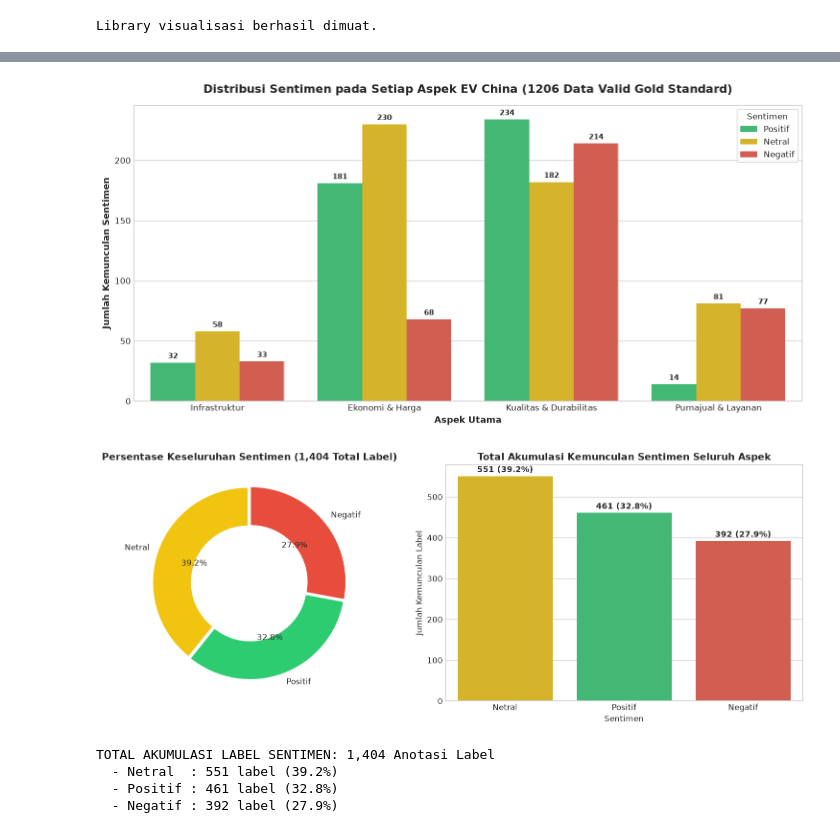
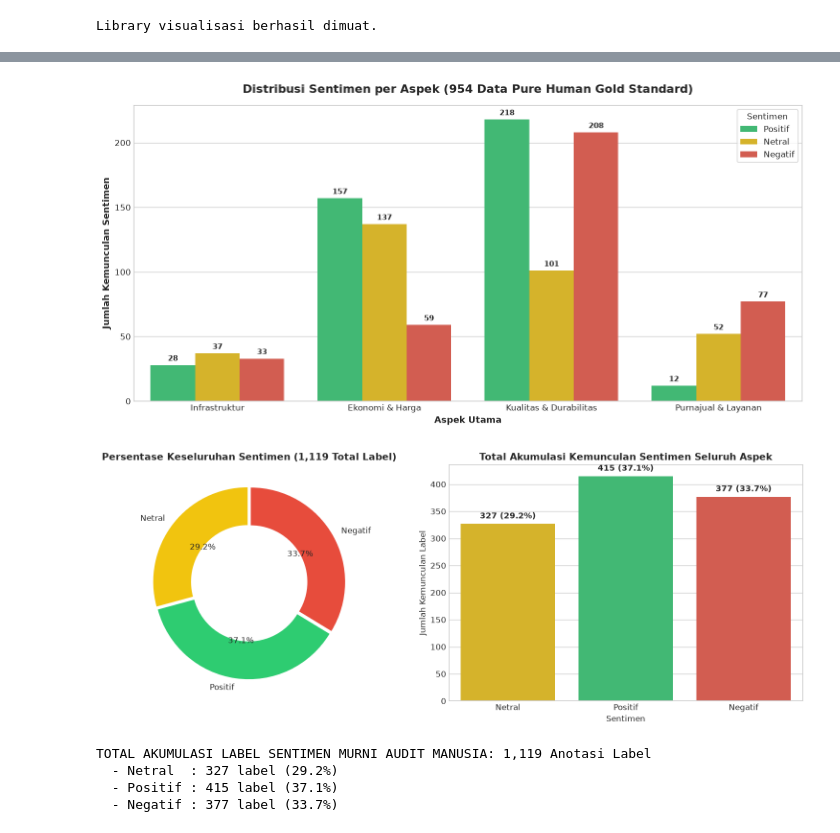
Before and after one commit to wicaksonohanif/aspect_based_SA_EV, a Jupyter notebook: notebooks/03_eda_labeled_dataset.ipynb, the cells around one changed output, grey strips where cells are left out. Cells and saved outputs as stored; diff of their text form; code cells hidden in the pictures.

```diff
--- a/notebooks/03_eda_labeled_dataset.ipynb
+++ b/notebooks/03_eda_labeled_dataset.ipynb
@@ -106,35 +101,35 @@ for col, name in aspect_names.items():
     s_counts = df_valid[col].value_counts()
     for sent in ['positif', 'netral', 'negatif']:
         records.append({
             'Aspek': name,
             'Sentimen': sent.capitalize(),
             'Jumlah': s_counts.get(sent, 0)
         })
 
 df_aspect_sent = pd.DataFrame(records)
 
 plt.figure(figsize=(12, 6))
 palette = {'Positif': '#2ecc71', 'Netral': '#f1c40f', 'Negatif': '#e74c3c'}
 
 ax = sns.barplot(data=df_aspect_sent, x='Aspek', y='Jumlah', hue='Sentimen', palette=palette)
-plt.title(f'Distribusi Sentimen pada Setiap Aspek EV China ({len(df_valid)} Data Valid Gold Standard)', fontsize=14, fontweight='bold', pad=15)
+plt.title(f'Distribusi Sentimen per Aspek ({len(df_valid)} Data Pure Human Gold Standard)', fontsize=14, fontweight='bold', pad=15)
 plt.xlabel('Aspek Utama', fontsize=11, fontweight='bold')
 plt.ylabel('Jumlah Kemunculan Sentimen', fontsize=11, fontweight='bold')
 plt.legend(title='Sentimen', frameon=True)
 
 # Annotate bars
 for p in ax.patches:
     height = p.get_height()
     if height > 0:
         ax.annotate(f'{int(height)}',
                     (p.get_x() + p.get_width() / 2., height),
                     ha='center', va='bottom', fontsize=9, fontweight='bold',
                     xytext=(0, 3), textcoords='offset points')
 
 plt.tight_layout()
 plt.show()
 # %% [output]
-[figure, old version]
+[figure, new version]
 # %%
 # 2b. Perbandingan Keseluruhan Sentimen (Positif, Netral, Negatif dari Seluruh Aspek Gabungan)
 total_positif = sum(df_valid[col].value_counts().get('positif', 0) for col in aspect_names.keys())
@@ -167,16 +162,16 @@ for i, row in df_overall_sent.iterrows():
 plt.tight_layout()
 plt.show()
 
-print(f"TOTAL AKUMULASI LABEL SENTIMEN: {total_sentiments:,} Anotasi Label")
+print(f"TOTAL AKUMULASI LABEL SENTIMEN MURNI AUDIT MANUSIA: {total_sentiments:,} Anotasi Label")
 print(f"  - Netral  : {total_netral:,} label ({total_netral/total_sentiments*100:.1f}%)")
 print(f"  - Positif : {total_positif:,} label ({total_positif/total_sentiments*100:.1f}%)")
 print(f"  - Negatif : {total_negatif:,} label ({total_negatif/total_sentiments*100:.1f}%)")
 # %% [output]
-[figure, old version]
+[figure, new version]
-TOTAL AKUMULASI LABEL SENTIMEN: 1,404 Anotasi Label
-  - Netral  : 551 label (39.2%)
-  - Positif : 461 label (32.8%)
-  - Negatif : 392 label (27.9%)
+TOTAL AKUMULASI LABEL SENTIMEN MURNI AUDIT MANUSIA: 1,119 Anotasi Label
+  - Netral  : 327 label (29.2%)
+  - Positif : 415 label (37.1%)
+  - Negatif : 377 label (33.7%)
 # %%
 # 3. Analisis Multi-Aspek (Jumlah Aspek per Komentar & Co-occurrence)
 df_valid['num_aspects'] = df_valid[aspect_cols].notnull().sum(axis=1)
```
Also changed, not shown: parts of 8 cells of this notebook, 10 other files.
